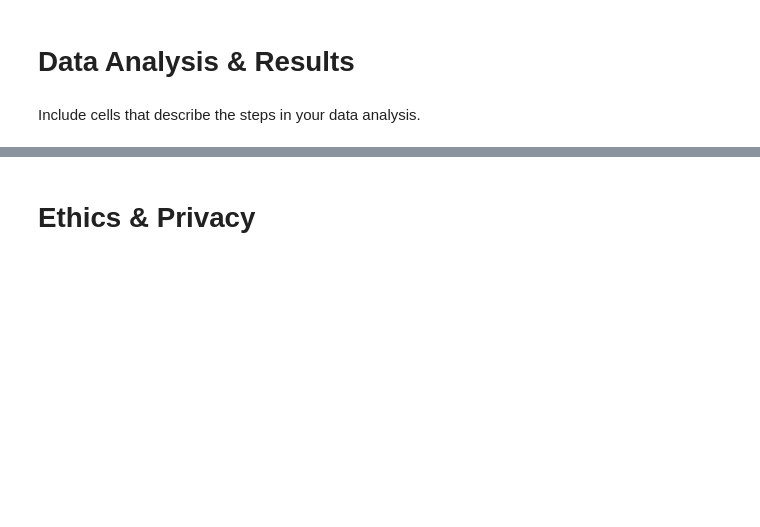
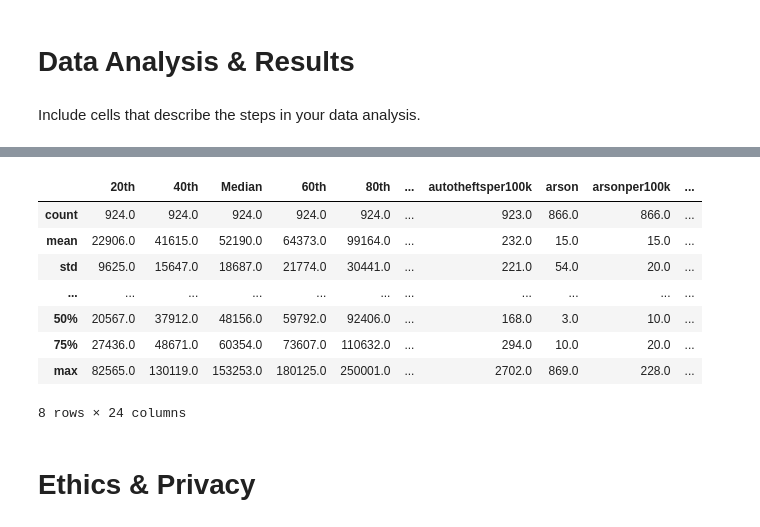
Before and after one commit to ewinterstorm/cogs108_finalproject, a Jupyter notebook: FinalProject.ipynb, the cells around one changed output, grey strips where cells are left out. Cells and saved outputs as stored; diff of their text form; code cells hidden in the pictures; blank space fills up the shorter version.

```diff
--- a/FinalProject.ipynb
+++ b/FinalProject.ipynb
@@ -372,3 +703,16 @@ Include cells that describe the steps in your data analysis.
+# %%
+# Get general statistics for income and crime data
+(crime_income_df.describe()).round()
+# %% [output]
+|  | 20th | 40th | Median | 60th | 80th | ... | autotheftsper100k | arson | arsonper100k | ... |
+| count | 924.0 | 924.0 | 924.0 | 924.0 | 924.0 | ... | 923.0 | 866.0 | 866.0 | ... |
+| mean | 22906.0 | 41615.0 | 52190.0 | 64373.0 | 99164.0 | ... | 232.0 | 15.0 | 15.0 | ... |
+| std | 9625.0 | 15647.0 | 18687.0 | 21774.0 | 30441.0 | ... | 221.0 | 54.0 | 20.0 | ... |
+| ... | ... | ... | ... | ... | ... | ... | ... | ... | ... | ... |
+| 50% | 20567.0 | 37912.0 | 48156.0 | 59792.0 | 92406.0 | ... | 168.0 | 3.0 | 10.0 | ... |
+| 75% | 27436.0 | 48671.0 | 60354.0 | 73607.0 | 110632.0 | ... | 294.0 | 10.0 | 20.0 | ... |
+| max | 82565.0 | 130119.0 | 153253.0 | 180125.0 | 250001.0 | ... | 2702.0 | 869.0 | 228.0 | ... |
+8 rows × 24 columns
 # %% [markdown]
 # Ethics & Privacy
 # %% [markdown]
```
Also changed, not shown: parts of 16 cells of this notebook.
